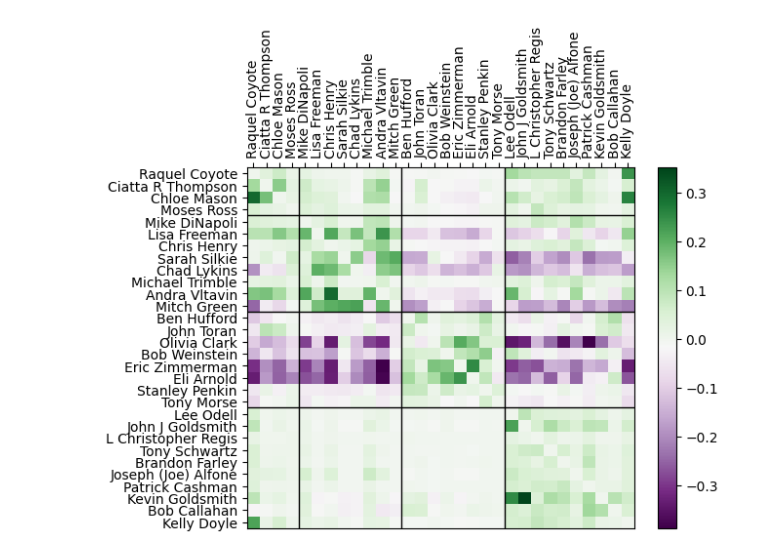
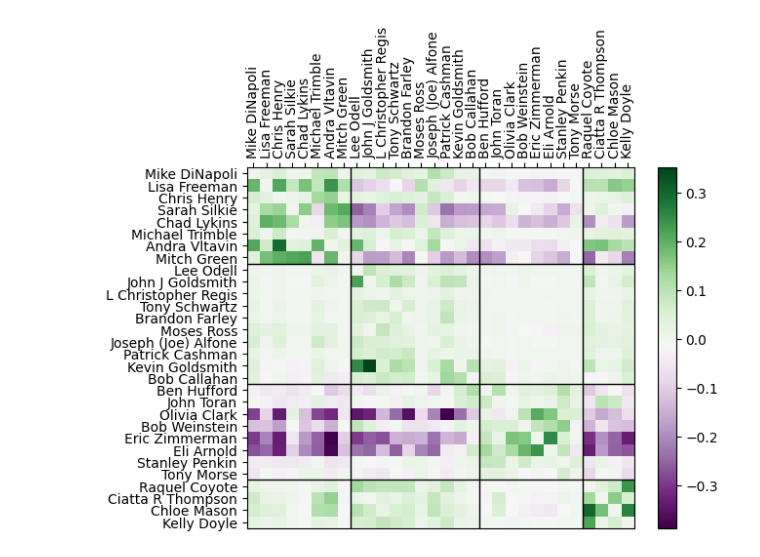
Before and after one commit to mcontrerassc/candidate_matrices, a Jupyter notebook: test_factory_louvain.ipynb, the cells around one changed output. Drawn from its saved outputs; the diff is of its cells as text; code cells hidden in the pictures.

```diff
--- a/test_factory_louvain.ipynb
+++ b/test_factory_louvain.ipynb
@@ -21,6 +21,6 @@ np.float64(0.40514033442197883)
 # %%
-viz_partition(part_neg, boost_d4, list(profile_D4.candidates))
+viz_partition(part_green_diag, boost_d4, list(profile_D4.candidates))
 # %% [output]
-[figure, old version]
+[figure, new version]
 # %%
 part_make_good, make_good_score = louvain_partition_signed_graph(boost_d4, profile_D4,
```
Also changed, not shown: parts of 8 cells of this notebook, 1 other file.
